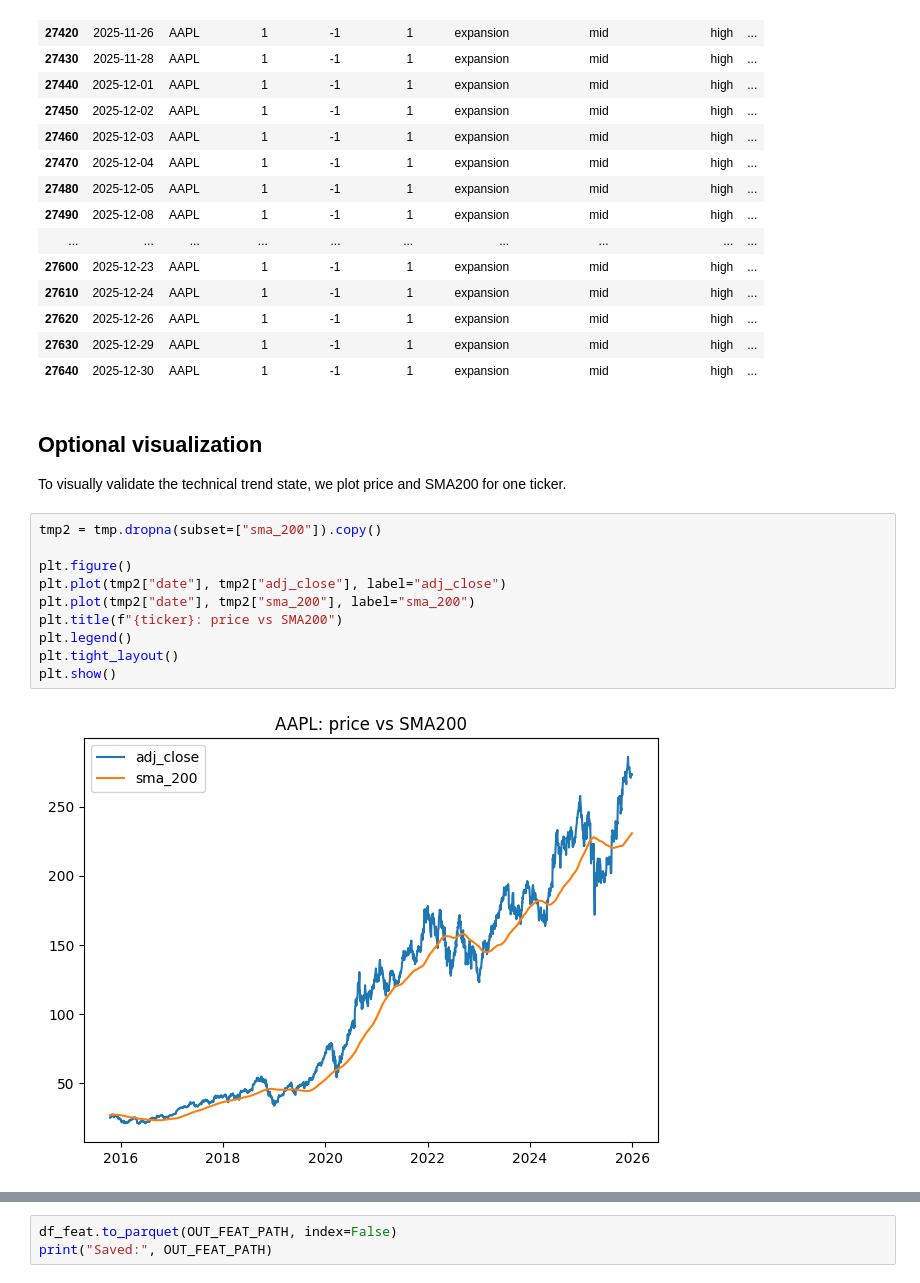
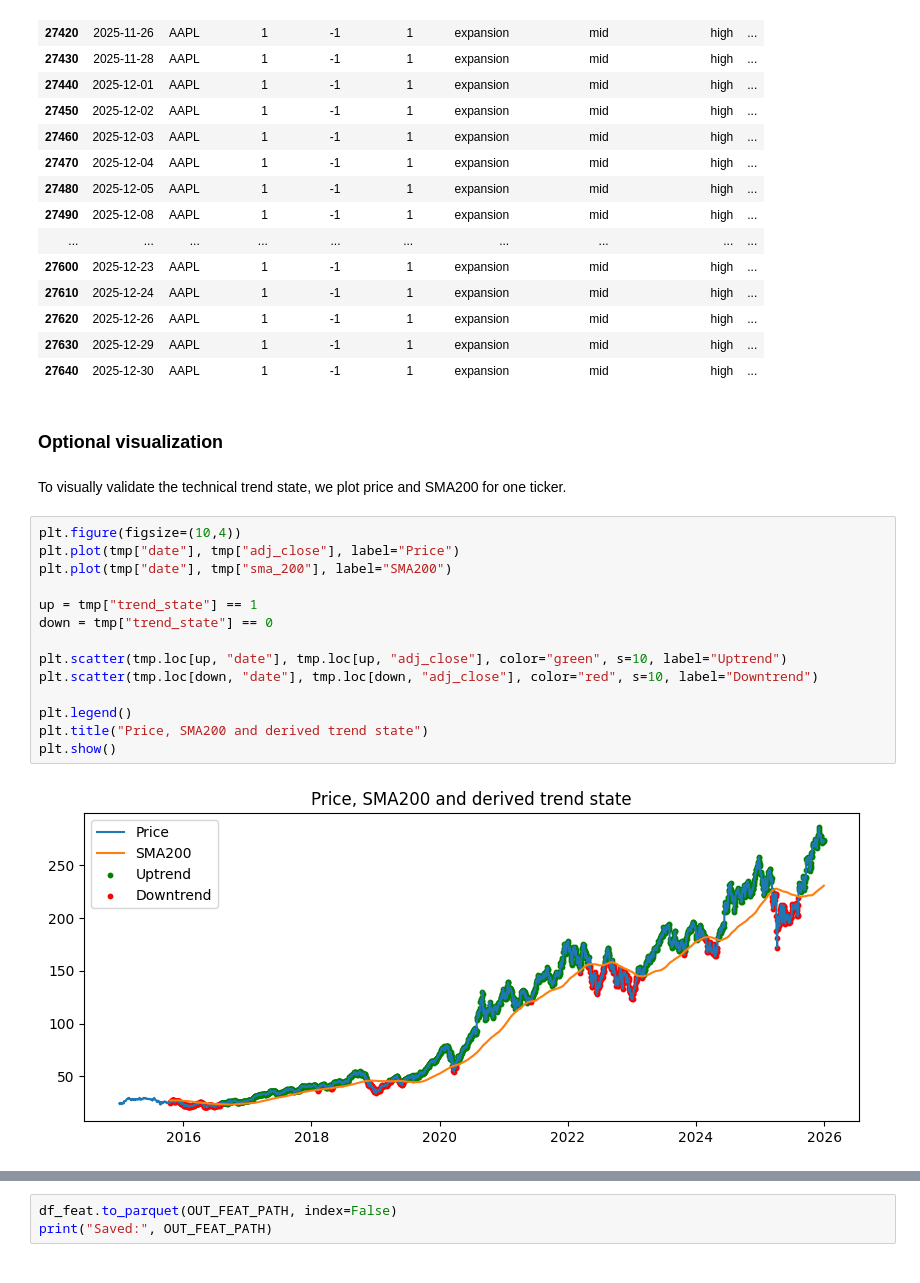
Before and after one commit to IgorDragone/hybrid-stock-prediction-thesis, a Jupyter notebook: notebooks/03_feature_engineering.ipynb, the cells around one changed output, grey strips where cells are left out. Cells and saved outputs as stored; diff of their text form.

```diff
--- a/notebooks/03_feature_engineering.ipynb
+++ b/notebooks/03_feature_engineering.ipynb
@@ -221,20 +229,24 @@ display(tmp[cols_show].tail(25))
 | 27630 | 2025-12-29 | AAPL | 1 | -1 | 1 | expansion | mid | high | ... |
 | 27640 | 2025-12-30 | AAPL | 1 | -1 | 1 | expansion | mid | high | ... |
 # %% [markdown]
-## Optional visualization
-
-To visually validate the technical trend state, we plot price and SMA200 for one ticker.
+### Optional visualization
-# %%
-tmp2 = tmp.dropna(subset=["sma_200"]).copy()
-
-plt.figure()
-plt.plot(tmp2["date"], tmp2["adj_close"], label="adj_close")
-plt.plot(tmp2["date"], tmp2["sma_200"], label="sma_200")
-plt.title(f"{ticker}: price vs SMA200")
-plt.legend()
-plt.tight_layout()
-plt.show()
-# %% [output]
-[figure, removed]
+# %% [markdown]
+To visually validate the technical trend state, we plot price and SMA200 for one ticker.
+# %%
+plt.figure(figsize=(10,4))
+plt.plot(tmp["date"], tmp["adj_close"], label="Price")
+plt.plot(tmp["date"], tmp["sma_200"], label="SMA200")
+
+up = tmp["trend_state"] == 1
+down = tmp["trend_state"] == 0
+
+plt.scatter(tmp.loc[up, "date"], tmp.loc[up, "adj_close"], color="green", s=10, label="Uptrend")
+plt.scatter(tmp.loc[down, "date"], tmp.loc[down, "adj_close"], color="red", s=10, label="Downtrend")
+
+plt.legend()
+plt.title("Price, SMA200 and derived trend state")
+plt.show()
+# %% [output]
+[figure, added]
 # %% [markdown]
 ## Save engineered dataset
```
Also changed, not shown: parts of 24 cells of this notebook, 1 other file.
